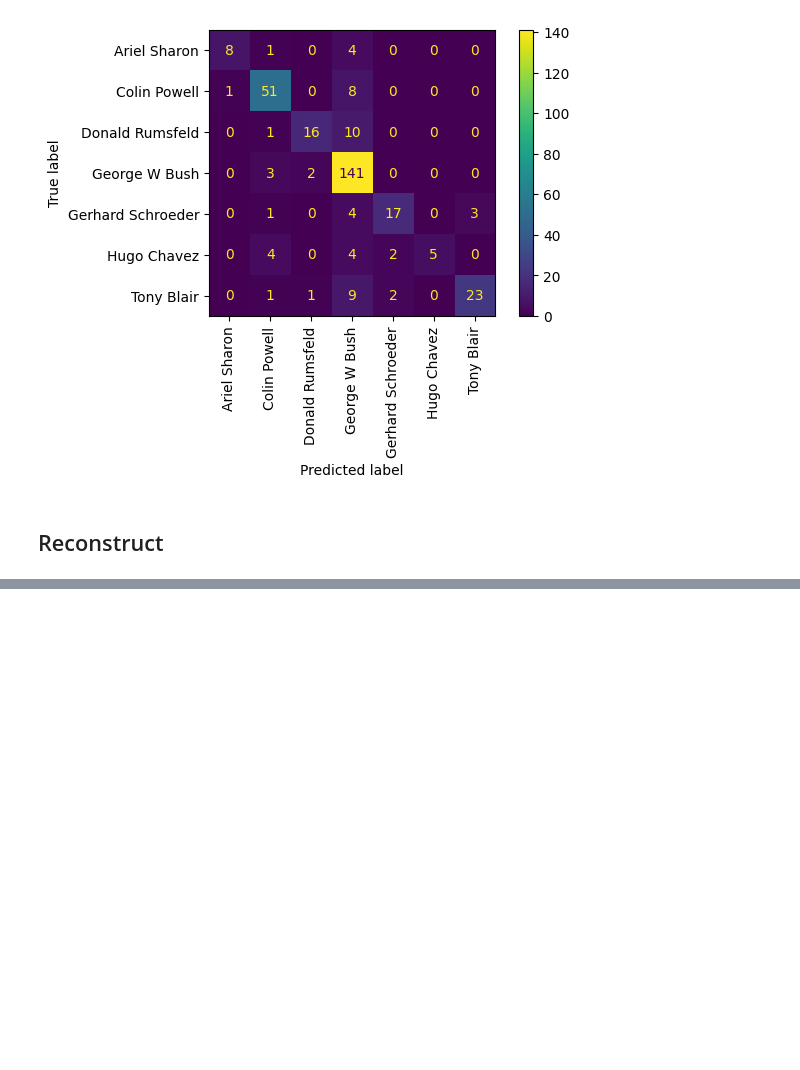
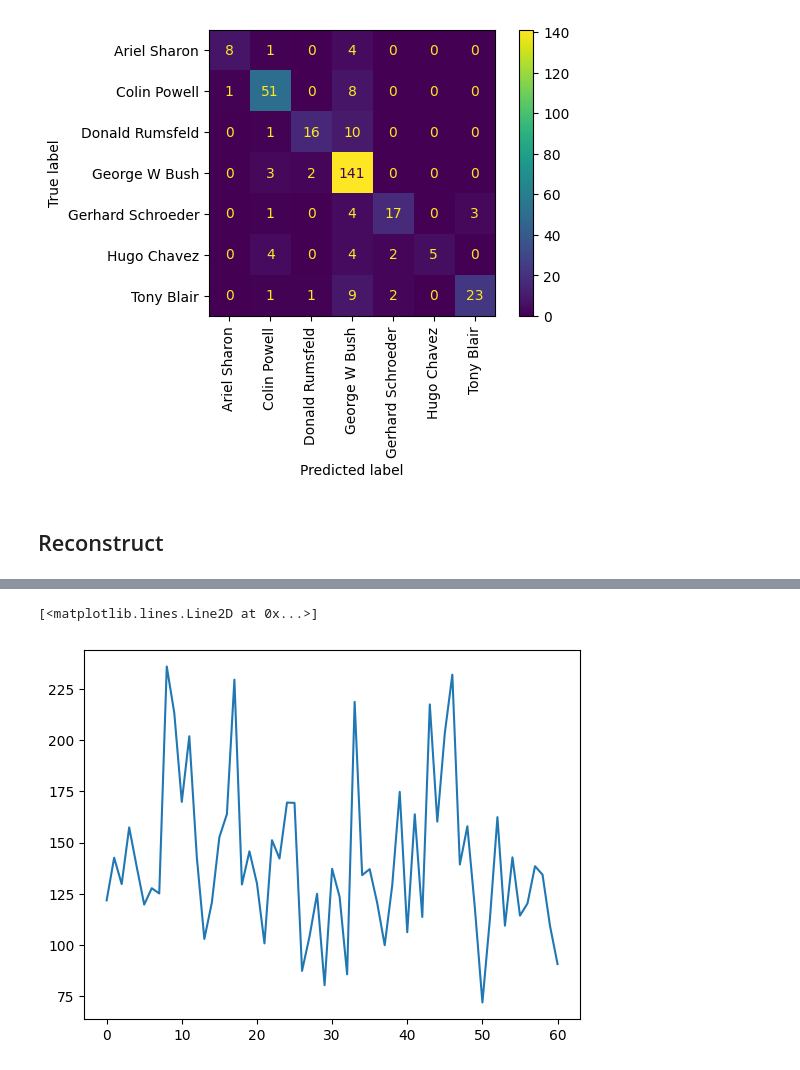
Before and after one commit to YRT777/7404-eigenfaces-elderversion, a Jupyter notebook: eigenfaces.ipynb, the cells around one changed output, grey strips where cells are left out. Saved outputs shown, nothing was run; the diff lists cells and outputs as text; code cells hidden in the pictures; blank space fills up the shorter version.

```diff
--- a/eigenfaces.ipynb
+++ b/eigenfaces.ipynb
@@ -335,0 +361,8 @@ plot_gallery(Y,["k= %d" % j for j in range(0,150,15) ], n_row=2, n_col=5)
+# %%
+d=X_test[c]
+mean = mean_face(X_train)
+    # Compute eigenfaces and weights
+eigface, weights = PCA(X_train, mean, k)
+proj1 = project(d, mean, eigface)
+    # Compute Euclidean distance
+dist1 = euclidean(proj1, weights)
@@ -335,0 +397,5 @@ plot_gallery(Y,["k= %d" % j for j in range(0,150,15) ], n_row=2, n_col=5)
+# %%
+plt.plot(m)
+# %% [output]
+[<matplotlib.lines.Line2D at 0x...>]
+[figure, added]
```
Also changed, not shown: parts of 16 cells of this notebook.
